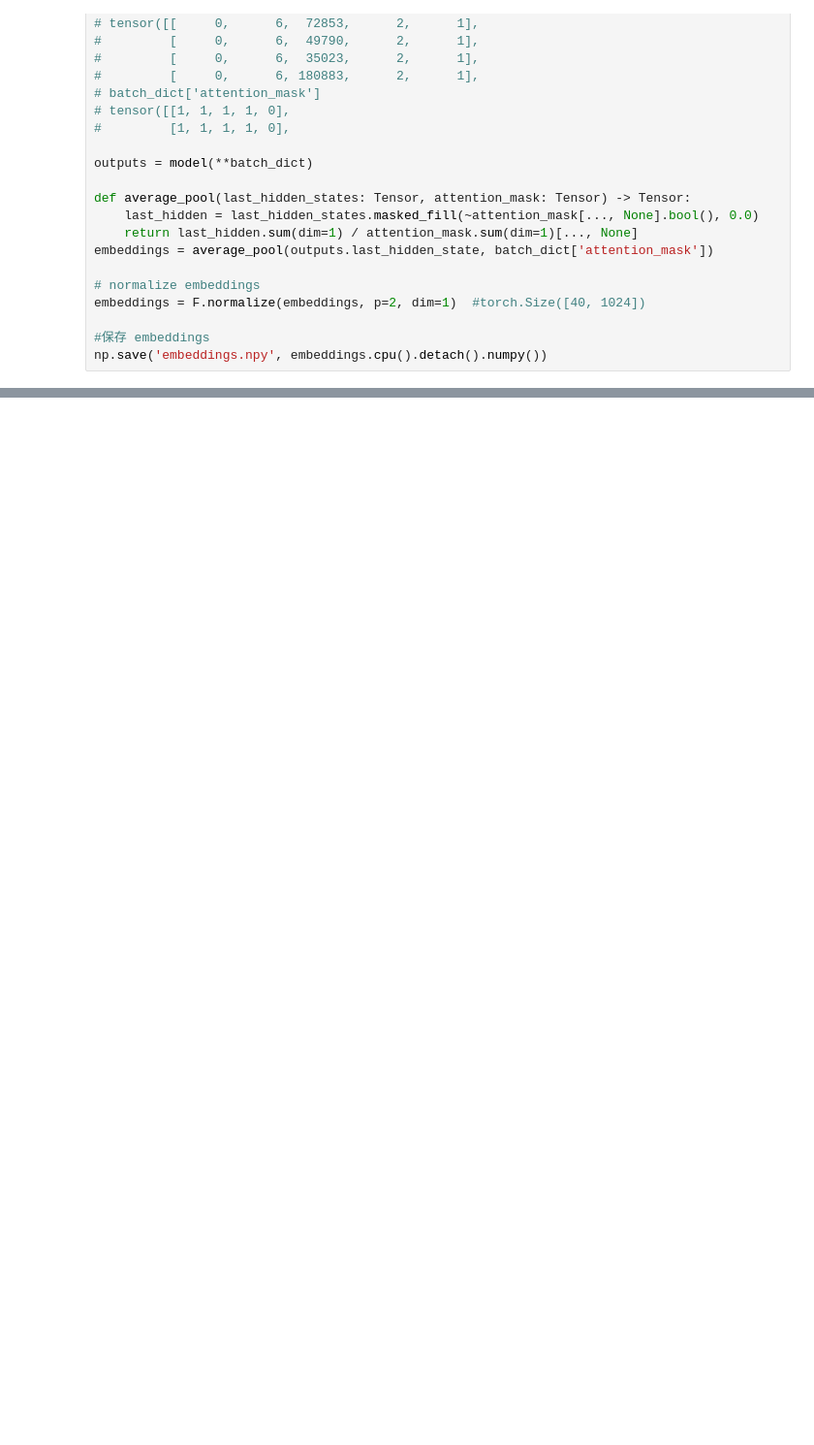
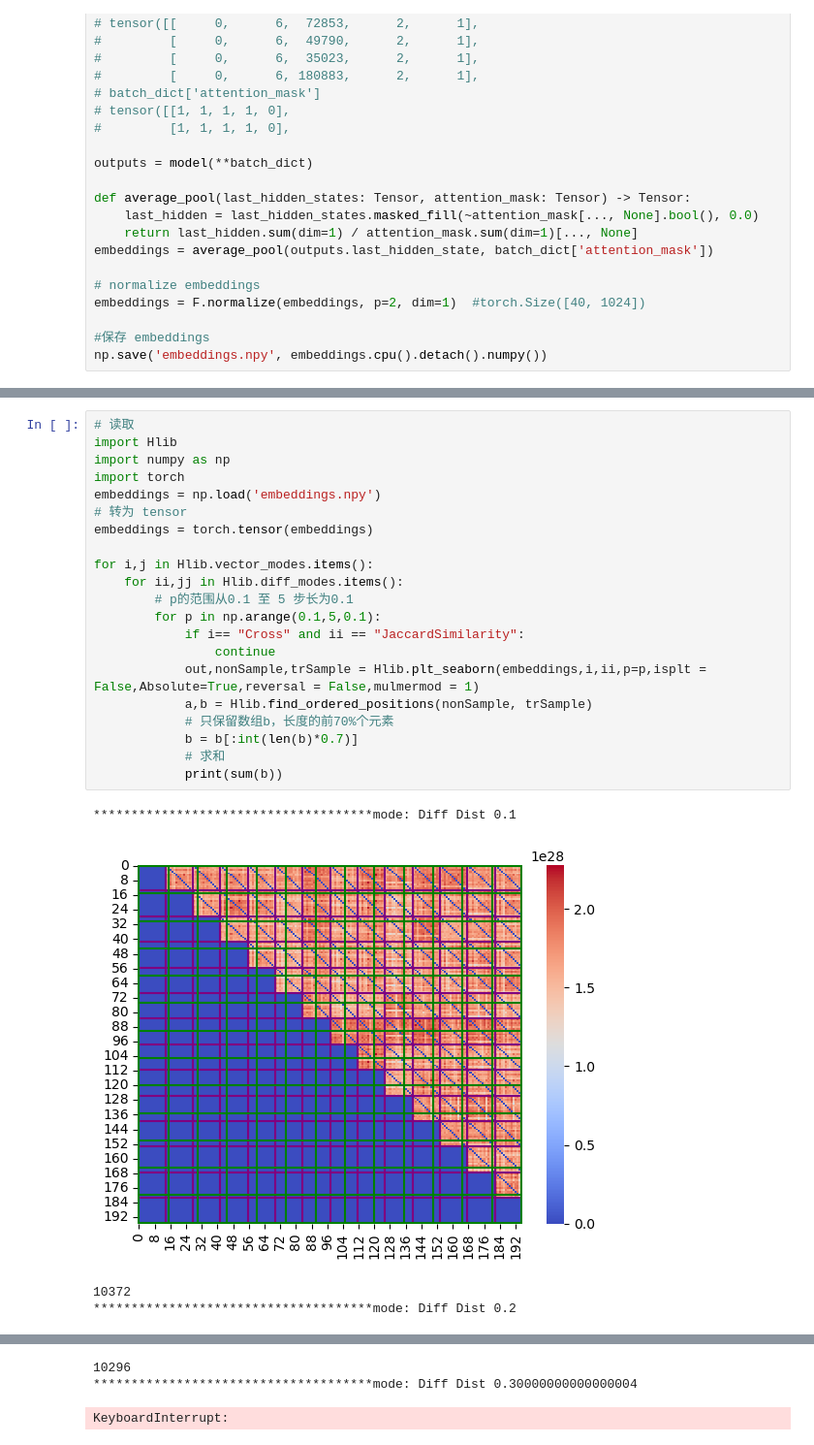
Before and after one commit to queziaa/Hierarchies, a Jupyter notebook: multilingual-e5-large.ipynb, the cells around one changed output, grey strips where cells are left out. Shown at 97% size. Drawn from its saved outputs; the diff is of its cells as text; blank space fills up the shorter version.

```diff
--- a/multilingual-e5-large.ipynb
+++ b/multilingual-e5-large.ipynb
@@ -162,0 +61,26 @@ for i,j in Hlib.vector_modes.items():
+# %%
+# 读取
+import Hlib
+import numpy as np
+import torch
+embeddings = np.load('embeddings.npy')
+# 转为 tensor
+embeddings = torch.tensor(embeddings)
+
+for i,j in Hlib.vector_modes.items():
+    for ii,jj in Hlib.diff_modes.items():
+        # p的范围从0.1 至 5 步长为0.1
+        for p in np.arange(0.1,5,0.1):
+            if i== "Cross" and ii == "JaccardSimilarity":
+                continue
+            out,nonSample,trSample = Hlib.plt_seaborn(embeddings,i,ii,p=p,isplt = False,Absolute=True,reversal = False,mulmermod = 1)
+            a,b = Hlib.find_ordered_positions(nonSample, trSample)
+            # 只保留数组b，长度的前70%个元素
+            b = b[:int(len(b)*0.7)]
+            # 求和
+            print(sum(b))
+# %% [output]
+*************************************mode: Diff Dist 0.1
+[figure, added]
+10372
+*************************************mode: Diff Dist 0.2
@@ -162,0 +88,3 @@ for i,j in Hlib.vector_modes.items():
+10296
+*************************************mode: Diff Dist 0.30000000000000004
+KeyboardInterrupt:
```
Also changed, not shown: parts of 3 cells of this notebook, 1 other file.
